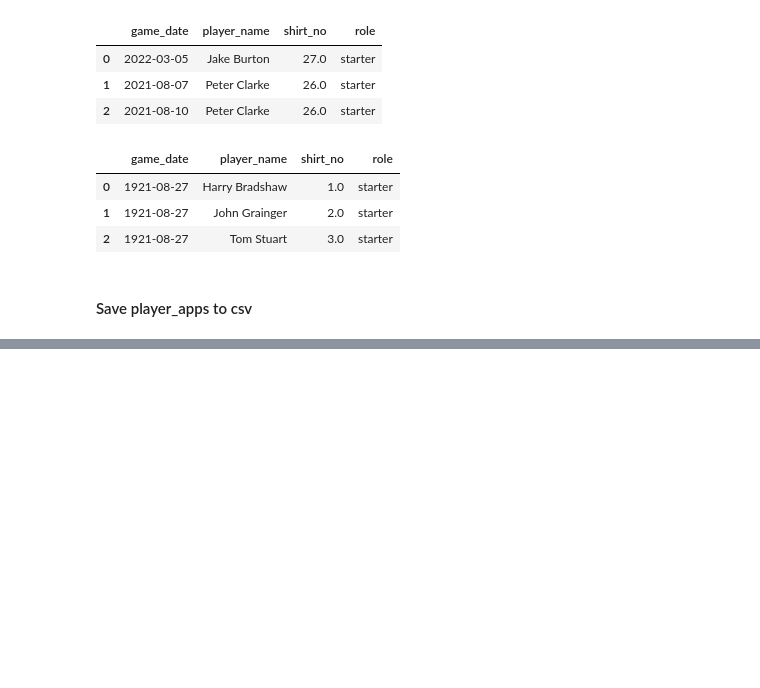
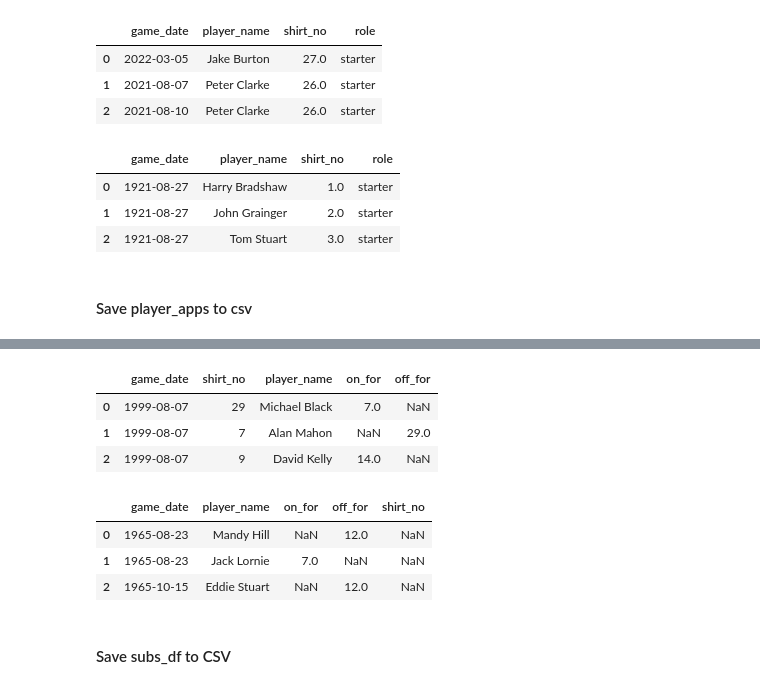
Before and after one commit to petebrown/pre-2023-data-prep, a Jupyter notebook: data-pipeline-prep.ipynb, the cells around one changed output, grey strips where cells are left out. Saved outputs shown, nothing was run; the diff lists cells and outputs as text; code cells hidden in the pictures; blank space fills up the shorter version.

```diff
--- a/data-pipeline-prep.ipynb
+++ b/data-pipeline-prep.ipynb
@@ -539,0 +643,23 @@ player_apps.to_csv('data/players_apps.csv', index = False)
+# %%
+# Import manual sub fixes
+sb_sub_fixes = pd.read_csv("https://raw.githubusercontent.com/petebrown/complete-record/main/seasons/manual/sb_sub_fixes.csv", parse_dates = ["game_date"])[["game_date", "shirt_no", "player_name", "on_for", "off_for"]].sort_values(["game_date"])
+
+sb_sub_fixes.head(3)
+# %% [output]
+|  | game_date | shirt_no | player_name | on_for | off_for |
+| 0 | 1999-08-07 | 29 | Michael Black | 7.0 | NaN |
+| 1 | 1999-08-07 | 7 | Alan Mahon | NaN | 29.0 |
+| 2 | 1999-08-07 | 9 | David Kelly | 14.0 | NaN |
+# %%
+subs_df = pd.concat([cr_subs, sb_subs], axis = 0).query("~game_date.isin(@sb_sub_fixes.game_date)")
+
+subs_df = pd.concat([subs_df, sb_sub_fixes], axis = 0).sort_values("game_date").reset_index(drop = True)
+
+subs_df.head(3)
+# %% [output]
+|  | game_date | player_name | on_for | off_for | shirt_no |
+| 0 | 1965-08-23 | Mandy Hill | NaN | 12.0 | NaN |
+| 1 | 1965-08-23 | Jack Lornie | 7.0 | NaN | NaN |
+| 2 | 1965-10-15 | Eddie Stuart | NaN | 12.0 | NaN |
+# %% [markdown]
+#### Save subs_df to CSV
```
Also changed, not shown: parts of 10 cells of this notebook, 3 other files.
